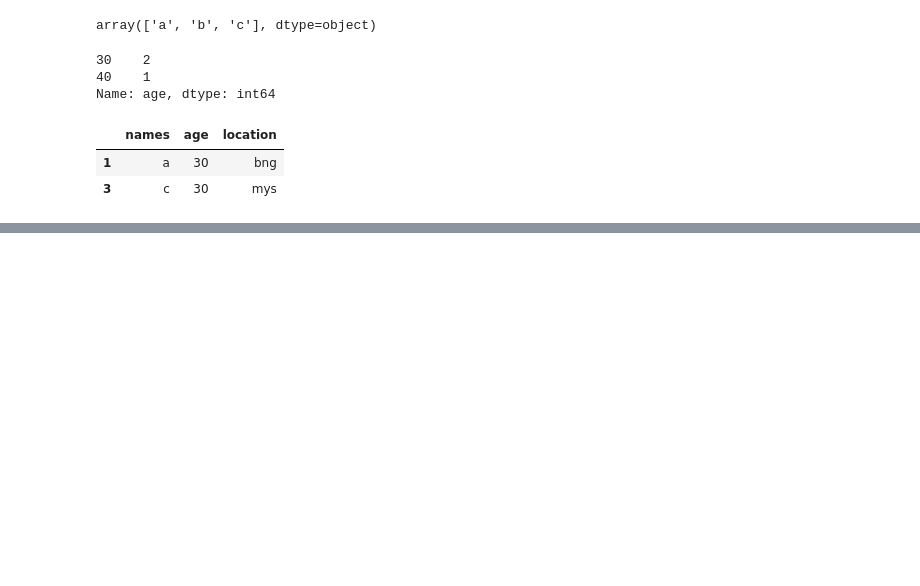
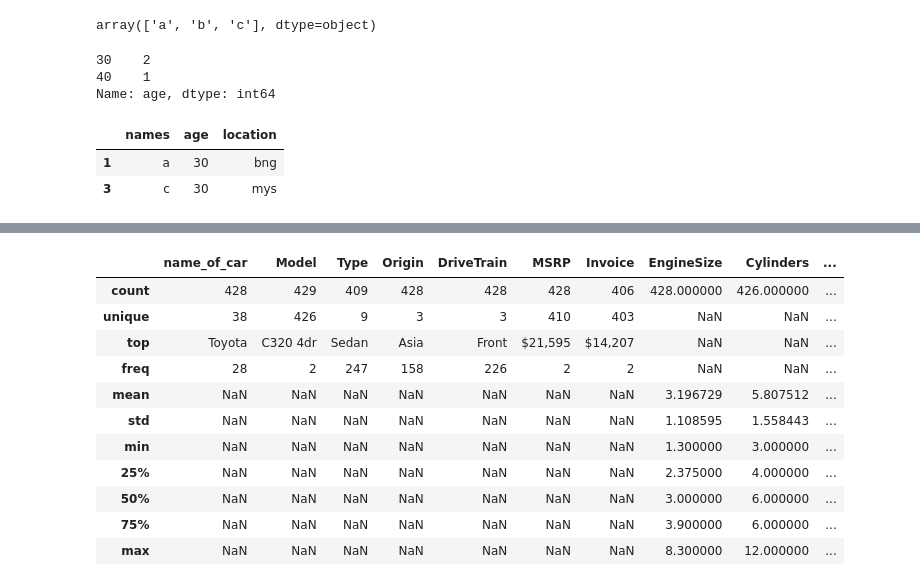
Before and after one commit to Abhilashg11/Data_science, a Jupyter notebook: Pandas1/pandas.ipynb, the cells around one changed output, grey strips where cells are left out. Drawn from its saved outputs; the diff is of its cells as text; code cells hidden in the pictures; blank space fills up the shorter version.

```diff
--- a/Pandas1/pandas.ipynb
+++ b/Pandas1/pandas.ipynb
@@ -116,0 +131,2 @@ df[df['age'].values==30]
+# %%
+cars = pd.read_csv(r'C:\Users\admin\Downloads\CARS_1.csv')
@@ -116,0 +208,15 @@ df[df['age'].values==30]
+# %%
+cars.describe(include='all')
+# %% [output]
+|  | name_of_car | Model | Type | Origin | DriveTrain | MSRP | Invoice | EngineSize | Cylinders | ... |
+| count | 428 | 429 | 409 | 428 | 428 | 428 | 406 | 428.000000 | 426.000000 | ... |
+| unique | 38 | 426 | 9 | 3 | 3 | 410 | 403 | NaN | NaN | ... |
+| top | Toyota | C320 4dr | Sedan | Asia | Front | $21,595 | $14,207 | NaN | NaN | ... |
+| freq | 28 | 2 | 247 | 158 | 226 | 2 | 2 | NaN | NaN | ... |
+| mean | NaN | NaN | NaN | NaN | NaN | NaN | NaN | 3.196729 | 5.807512 | ... |
+| std | NaN | NaN | NaN | NaN | NaN | NaN | NaN | 1.108595 | 1.558443 | ... |
+| min | NaN | NaN | NaN | NaN | NaN | NaN | NaN | 1.300000 | 3.000000 | ... |
+| 25% | NaN | NaN | NaN | NaN | NaN | NaN | NaN | 2.375000 | 4.000000 | ... |
+| 50% | NaN | NaN | NaN | NaN | NaN | NaN | NaN | 3.000000 | 6.000000 | ... |
+| 75% | NaN | NaN | NaN | NaN | NaN | NaN | NaN | 3.900000 | 6.000000 | ... |
+| max | NaN | NaN | NaN | NaN | NaN | NaN | NaN | 8.300000 | 12.000000 | ... |
```
Also changed, not shown: parts of 17 cells of this notebook.
